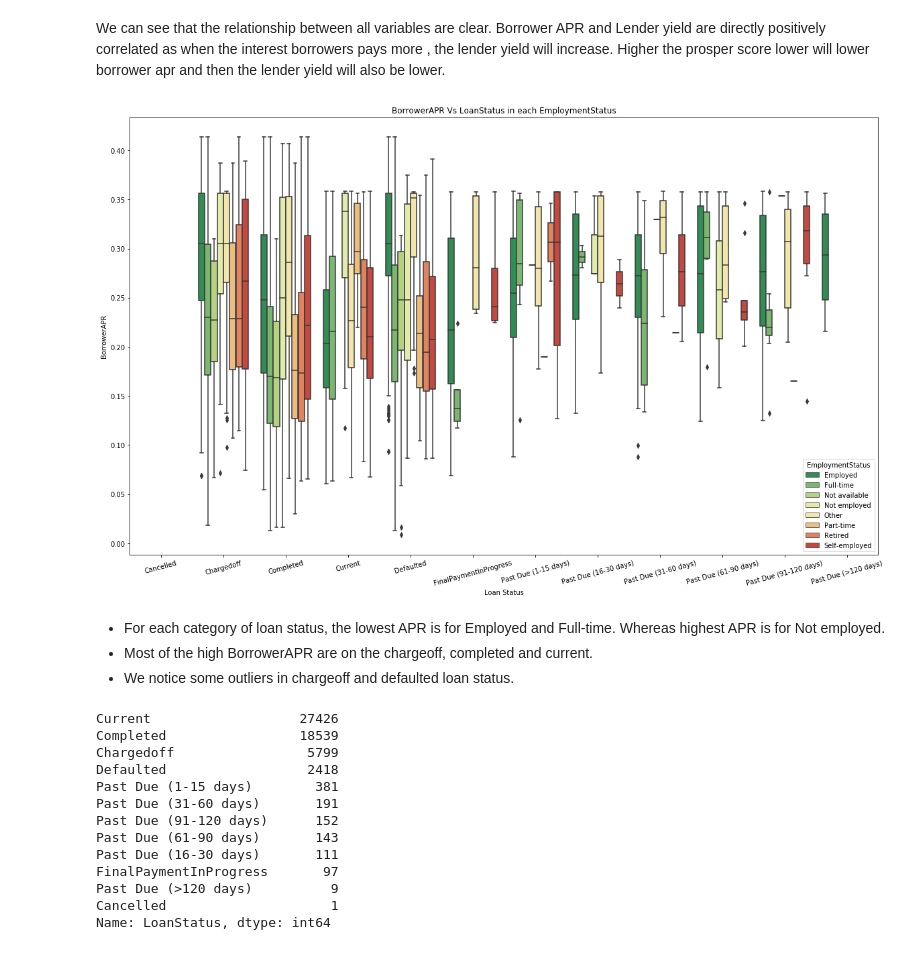
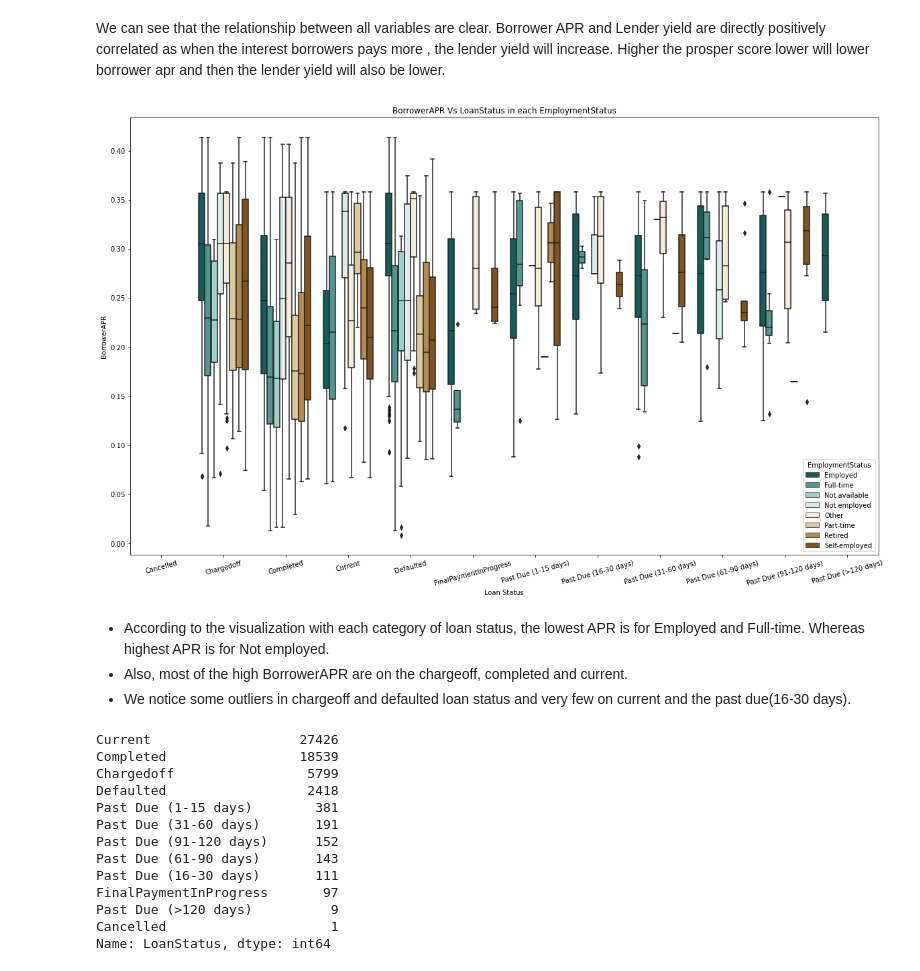
Before and after one commit to lappiahnuamah/Prosper-Loan-Data-Exploration-Alx-Data-Analysis-Udacity, a Jupyter notebook: Part_I_exploration_template.ipynb, the cells around one changed output. Cells and saved outputs as stored; diff of their text form; code cells hidden in the pictures.

```diff
--- a/Part_I_exploration_template.ipynb
+++ b/Part_I_exploration_template.ipynb
@@ -997,17 +982,17 @@ We can see that the relationship between all variables are clear. Borrower APR a
 # %%
 # LoanStatus Vs BorrowerAPR in each EmploymentStatus
 plt.figure(figsize=[20,12])
-sb.boxplot(x="LoanStatus", y="BorrowerAPR", hue="EmploymentStatus", data=new_df, palette="RdYlGn_r");
+sb.boxplot(x="LoanStatus", y="BorrowerAPR", hue="EmploymentStatus", data=new_df, palette="BrBG_r");
 plt.title('BorrowerAPR Vs LoanStatus in each EmploymentStatus');
 plt.xlabel('Loan Status');
 plt.ylabel('BorrowerAPR');
 plt.xticks(rotation = 15);
 # %% [output]
-[figure, old version]
+[figure, new version]
 # %% [markdown]
-- For each category of loan status, the lowest APR is for Employed and Full-time. Whereas highest APR is for Not employed.
-- Most of the high BorrowerAPR are on the chargeoff, completed and current.
-- We notice some outliers in chargeoff and defaulted loan status.
+- According to the visualization with  each category of loan status, the lowest APR is for Employed and Full-time. Whereas highest APR is for Not employed.
+- Also, most of the high BorrowerAPR are on the chargeoff, completed and current.
+- We notice some outliers in chargeoff and defaulted loan status and very few on current and the past due(16-30 days).
 # %%
 new_df['LoanStatus'].value_counts()
 # %% [output]
```
Also changed, not shown: parts of 40 cells of this notebook, 2 other files.
